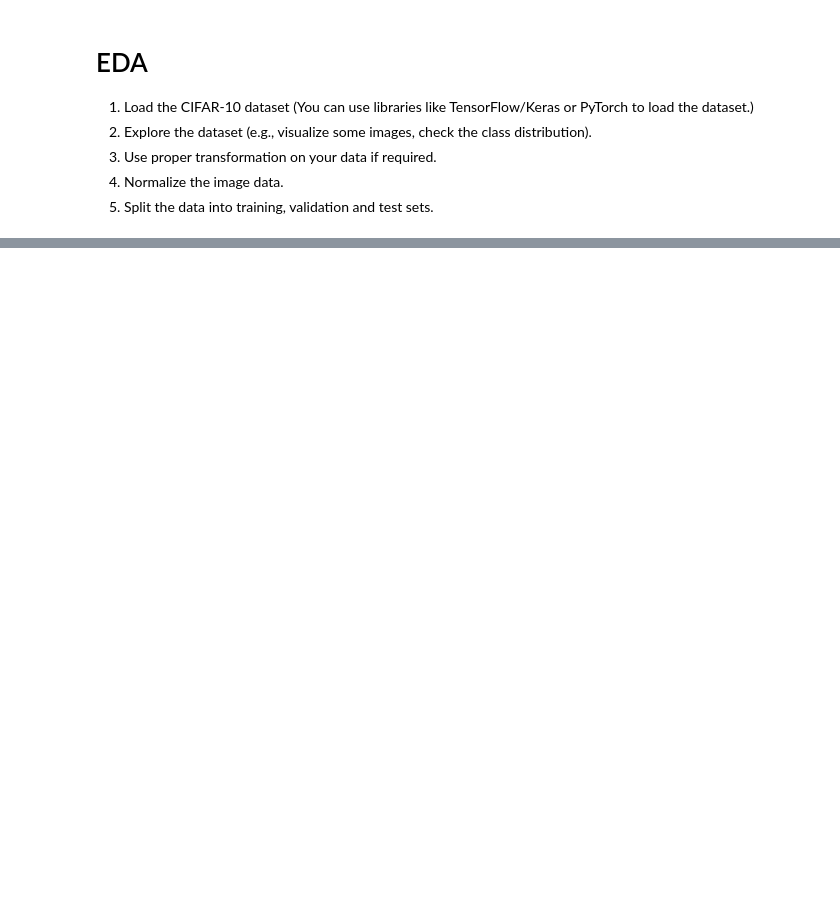
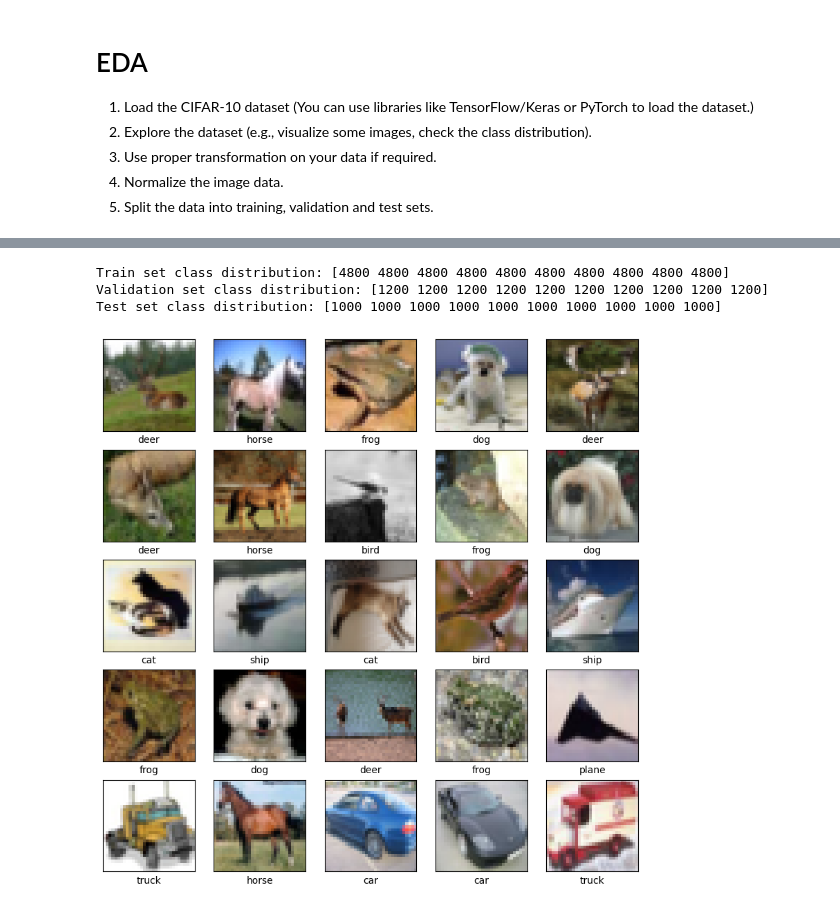
Before and after one commit to itoshiyanazawa/cnn_project, a Jupyter notebook: main.ipynb, the cells around one changed output, grey strips where cells are left out. Cells and saved outputs as stored; diff of their text form; code cells hidden in the pictures; blank space fills up the shorter version.

```diff
--- a/main.ipynb
+++ b/main.ipynb
@@ -21,0 +12,63 @@ KeyboardInterrupt:
+# %%
+import numpy as np
+import tensorflow as tf
+from tensorflow.keras.datasets import cifar10
+
+# 1. Load the CIFAR-10 dataset
+(x_train, y_train), (x_test, y_test) = cifar10.load_data()
+
+# 2. Combine train and test data
+x_all = np.concatenate((x_train, x_test), axis=0)
+y_all = np.concatenate((y_train, y_test), axis=0)
+
+# 3. Function to split data equally
+def split_data_equally(x, y, train_ratio=0.8):
+    num_classes = 10
+    indices = []
+    for i in range(num_classes):
+        idx = np.where(y == i)[0]
+        np.random.shuffle(idx)
+        split = int(len(idx) * train_ratio)
+        indices.append((idx[:split], idx[split:]))
+
+    train_indices = np.concatenate([i[0] for i in indices])
+    val_indices = np.concatenate([i[1] for i in indices])
+
+    np.random.shuffle(train_indices)
+    np.random.shuffle(val_indices)
+
+    return x[train_indices], y[train_indices], x[val_indices], y[val_indices]
+
+# 4. Split the data
+x_train, y_train, x_val, y_val = split_data_equally(x_all, y_all)
+
+# 5. Verify class distribution
+def count_classes(y):
+    return np.bincount(y.flatten())
+
+print("Train set class distribution:", count_classes(y_train))
+print("Validation set class distribution:", count_classes(y_val))
+print("Test set class distribution:", count_classes(y_test))
+# %% [output]
+Train set class distribution: [4800 4800 4800 4800 4800 4800 4800 4800 4800 4800]
+Validation set class distribution: [1200 1200 1200 1200 1200 1200 1200 1200 1200 1200]
+Test set class distribution: [1000 1000 1000 1000 1000 1000 1000 1000 1000 1000]
+# %%
+# Visualize images
+import matplotlib.pyplot as plt
+
+
+classes = ('plane', 'car', 'bird', 'cat',
+           'deer', 'dog', 'frog', 'horse', 'ship', 'truck')
+
+plt.figure(figsize=(10, 10))
+for i in range(25):
+    plt.subplot(5, 5, i + 1)
+    plt.xticks([])
+    plt.yticks([])
+    plt.grid(False)
+    plt.imshow(x_train[i])
+    plt.xlabel(classes[y_train[i][0]])
+plt.show()
+# %% [output]
+[figure, added]
```
Also changed, not shown: parts of 3 cells of this notebook.
